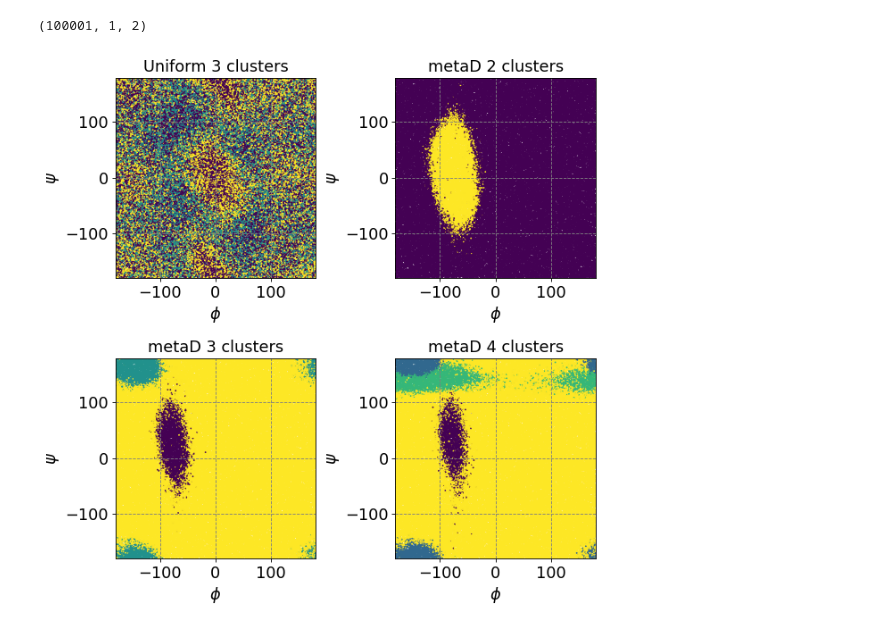
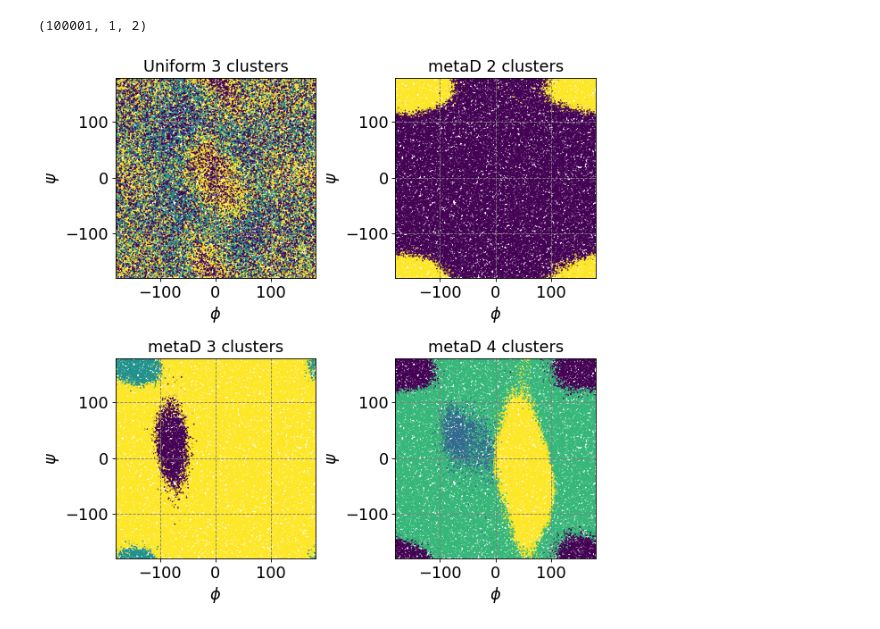
Before and after one commit to mccullaghlab/shapeGMMTorch, a Jupyter notebook: examples/adp_example/cluster_adp_metaD_weights.ipynb, the cells around one changed output. Cells and saved outputs as stored; diff of their text form; code cells hidden in the pictures.

```diff
--- a/examples/adp_example/cluster_adp_metaD_weights.ipynb
+++ b/examples/adp_example/cluster_adp_metaD_weights.ipynb
@@ -140,5 +139,5 @@ plt.show()
 # %%
 # fit a shapeGMM object for n=4 with metaD weights trained on every other frame
 # shapeGMMTorch has a built-in script for this
-sgmm_metaD_weights_4clusters = scripts.sgmm_fit_with_attempts(traj_data, 4, 30, frame_weights,device=torch.device("cpu"))
+sgmm_metaD_weights_4clusters = scripts.sgmm_fit_with_attempts(traj_data[::2], 4, 10, frame_weights[::2],device=torch.device("cpu"))
 # %% [output]
@@ -170,5 +167,5 @@ fileObj.close()
 # %%
 # fit a shapeGMM object for n=3 with metaD weights trained on every other frame
 # shapeGMMTorch has a built-in script for this
-sgmm_metaD_weights = scripts.sgmm_fit_with_attempts(traj_data, 3, 30, frame_weights,device=torch.device("cpu"))
+sgmm_metaD_weights = scripts.sgmm_fit_with_attempts(traj_data[::2], 3, 10, frame_weights[::2],device=torch.device("cpu"))
 # %% [output]
@@ -200,4 +189,4 @@ fileObj.close()
 # %%
 # fit a shapeGMM object for n=2 with metaD weights trained on every other frame
 # shapeGMMTorch has a built-in script for this
-sgmm_metaD_weights_2clusters = scripts.sgmm_fit_with_attempts(traj_data, 2, 30, frame_weights,device=torch.device("cpu"))
+sgmm_metaD_weights_2clusters = scripts.sgmm_fit_with_attempts(traj_data[::2], 2, 10, frame_weights[::2],device=torch.device("cpu"))
@@ -255,6 +226,12 @@ import pickle
 fileObj = open('sgmm_3clusters_uniform_weights_5atoms.obj', 'wb')
 pickle.dump(sgmm_uniform_weights,fileObj)
 fileObj.close()
+# %%
+# load object
+import pickle
+fileObj = open('sgmm_3clusters_uniform_weights_5atoms.obj', 'rb')
+sgmm_uniform_weights = pickle.load(fileObj)
+fileObj.close()
 # %% [markdown]
 ## Ramachandran Plots
 # %%
@@ -272,34 +249,34 @@ def rama_plot(ax,phi,psi,c,title,fontsize=16):
     ax.grid(which='major', axis='both', color='#808080', linestyle='--')
     # set ticks and axis labels
     ax.tick_params(axis='both',labelsize=fontsize)
     ax.set_ylabel("$\psi$",fontsize=fontsize)
     ax.set_xlabel("$\phi$",fontsize=fontsize)
     ax.set_title(title,fontsize=fontsize)
     # scatter plot
     ax.scatter(phi, psi,c=c,s=0.4)
     # enforce range
     ax.set_ylim(-180,180)
     ax.set_xlim(-180,180)
     # equal aspect ratio
     ax.set_aspect("equal")
 
 
 
 fontsize=16
-phi = rama.results.angles[:,0,0]
-psi = rama.results.angles[:,0,1]
+phi = rama.results.angles[::2,0,0]
+psi = rama.results.angles[::2,0,1]
 fig, ax = plt.subplots(2,2,figsize=(8,8),dpi=80)
-c = sgmm_uniform_weights.cluster_ids
+c = sgmm_uniform_weights.cluster_ids[::2]
 rama_plot(ax[0,0],phi,psi,c,"Uniform 3 clusters")
 c = sgmm_metaD_weights_2clusters.cluster_ids
 rama_plot(ax[0,1],phi,psi,c,"metaD 2 clusters")
 c = sgmm_metaD_weights.cluster_ids
 rama_plot(ax[1,0],phi,psi,c,"metaD 3 clusters")
 c = sgmm_metaD_weights_4clusters.cluster_ids
 rama_plot(ax[1,1],phi,psi,c,"metaD 4 clusters")
 
 #show plot
 plt.tight_layout()
 plt.show()
 # %% [output]
-[figure, old version]
+[figure, new version]
```
Also changed, not shown: parts of 12 cells of this notebook, 3 other files.
